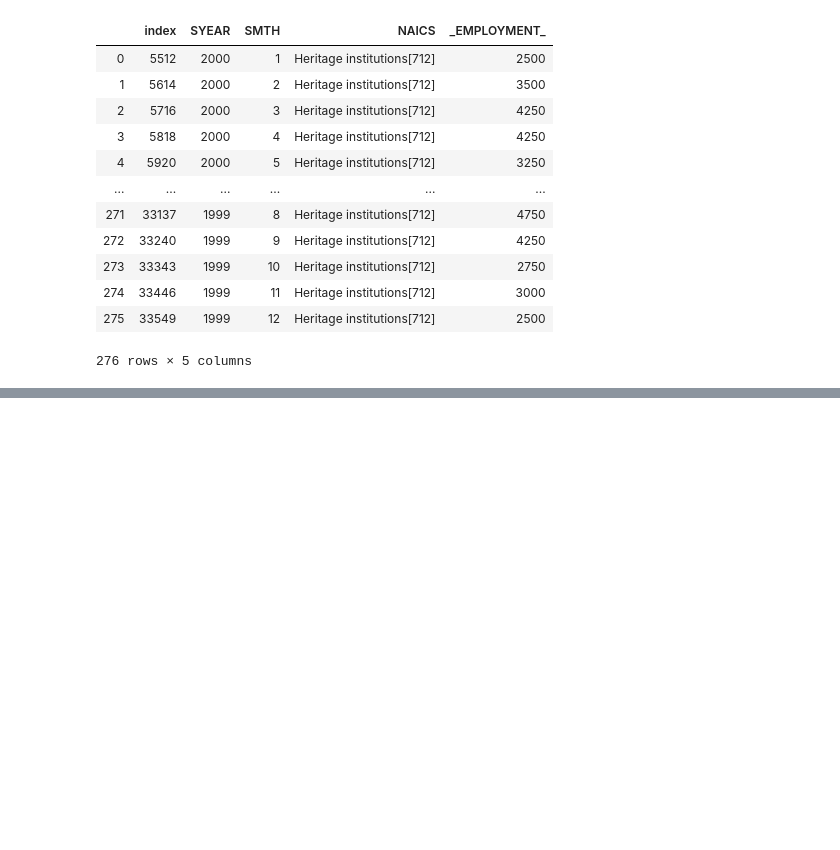
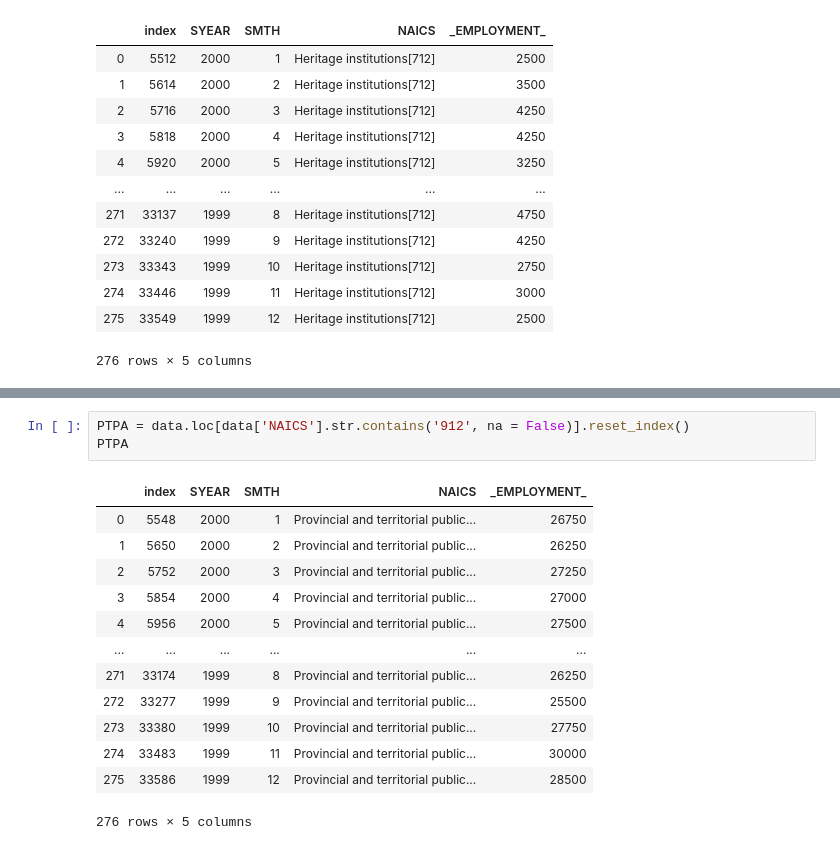
Before and after one commit to Hotlynn2/SERIES-ANALYSIS-OF-NAICS, a Jupyter notebook: Time Analysis Series.ipynb, the cells around one changed output, grey strips where cells are left out. Saved outputs shown, nothing was run; the diff lists cells and outputs as text; blank space fills up the shorter version.

```diff
--- a/Time Analysis Series.ipynb
+++ b/Time Analysis Series.ipynb
@@ -2684,0 +2719,17 @@ Heritage_institutions
+# %%
+PTPA = data.loc[data['NAICS'].str.contains('912', na = False)].reset_index()
+PTPA
+# %% [output]
+|  | index | SYEAR | SMTH | NAICS | _EMPLOYMENT_ |
+| 0 | 5548 | 2000 | 1 | Provincial and territorial public... | 26750 |
+| 1 | 5650 | 2000 | 2 | Provincial and territorial public... | 26250 |
+| 2 | 5752 | 2000 | 3 | Provincial and territorial public... | 27250 |
+| 3 | 5854 | 2000 | 4 | Provincial and territorial public... | 27000 |
+| 4 | 5956 | 2000 | 5 | Provincial and territorial public... | 27500 |
+| ... | ... | ... | ... | ... | ... |
+| 271 | 33174 | 1999 | 8 | Provincial and territorial public... | 26250 |
+| 272 | 33277 | 1999 | 9 | Provincial and territorial public... | 25500 |
+| 273 | 33380 | 1999 | 10 | Provincial and territorial public... | 27750 |
+| 274 | 33483 | 1999 | 11 | Provincial and territorial public... | 30000 |
+| 275 | 33586 | 1999 | 12 | Provincial and territorial public... | 28500 |
+276 rows × 5 columns
```
Also changed, not shown: parts of 15 cells of this notebook.
